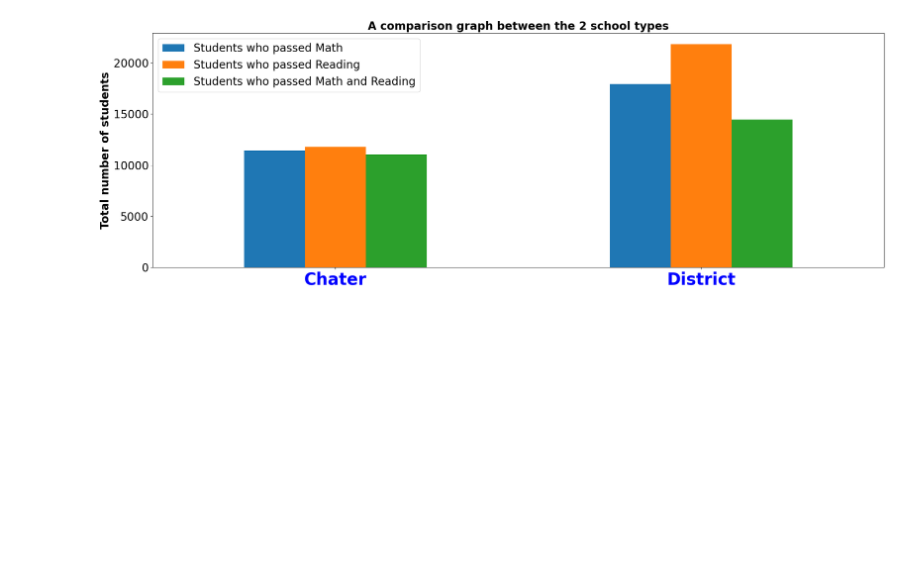
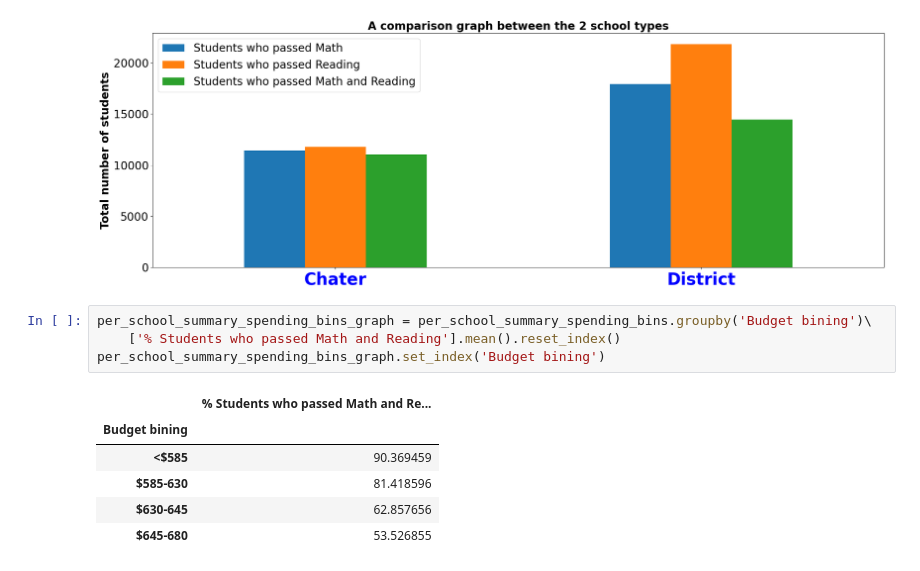
Before and after one commit to makramkb/Module4Challenge, a Jupyter notebook: PyCitySchools/pycityschools.ipynb, the cells around one changed output. Drawn from its saved outputs; the diff is of its cells as text; blank space fills up the shorter version.

```diff
--- a/PyCitySchools/pycityschools.ipynb
+++ b/PyCitySchools/pycityschools.ipynb
@@ -484,3 +484,14 @@ plt.tight_layout()
 plt.show()
 # %% [output]
 [figure]
+# %%
+per_school_summary_spending_bins_graph = per_school_summary_spending_bins.groupby('Budget bining')\
+    ['% Students who passed Math and Reading'].mean().reset_index()
+per_school_summary_spending_bins_graph.set_index('Budget bining')
+# %% [output]
+|  | % Students who passed Math and Re... |
+| Budget bining |  |
+| <$585 | 90.369459 |
+| $585-630 | 81.418596 |
+| $630-645 | 62.857656 |
+| $645-680 | 53.526855 |
```
Also changed, not shown: parts of 1 cell of this notebook.
